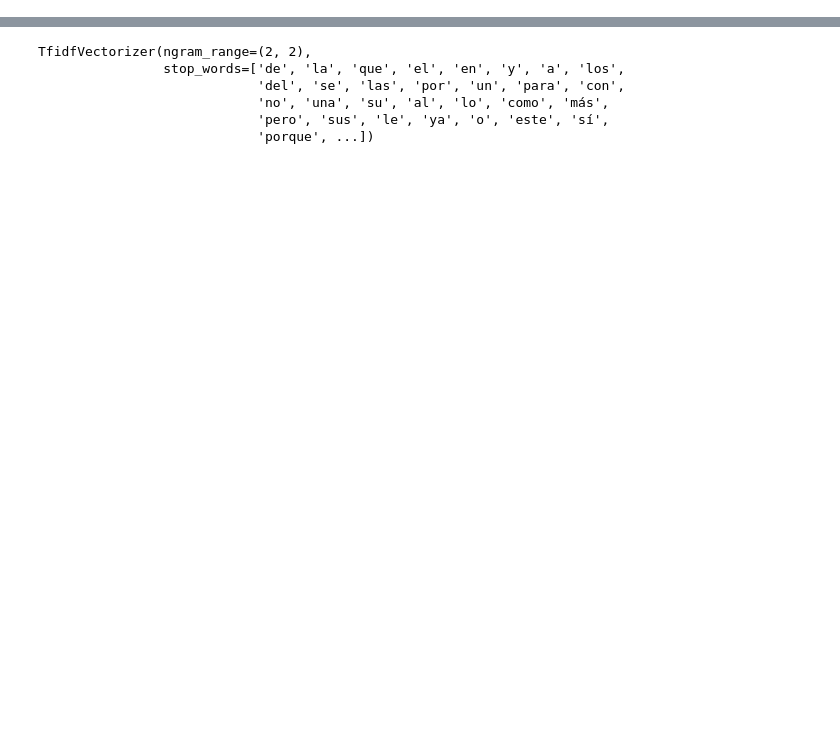
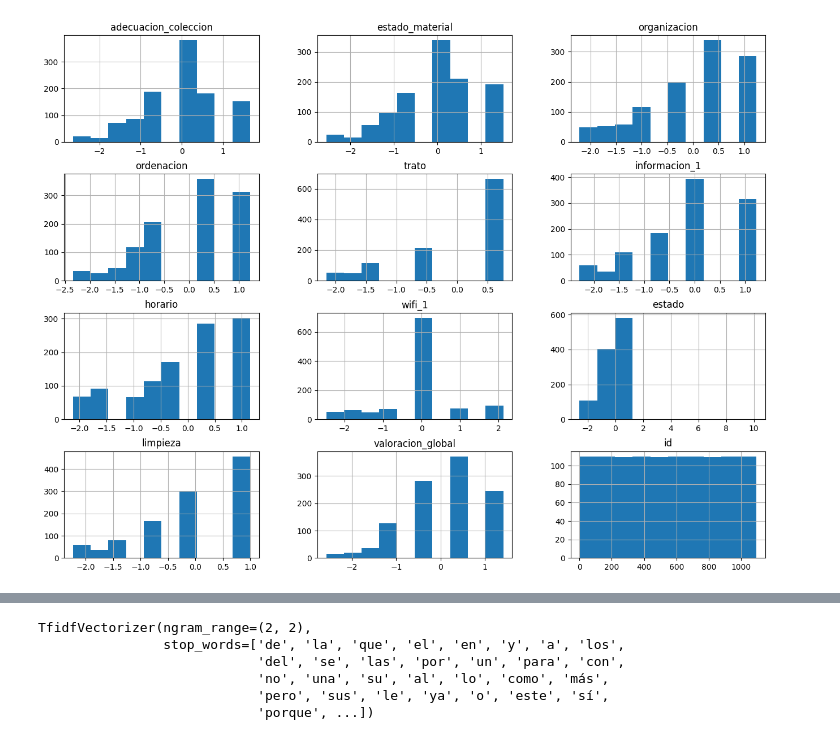
Before and after one commit to isaacGGomez/Ing_Caract, a Jupyter notebook: Practica_2.ipynb, the cells around one changed output, grey strips where cells are left out. Drawn from its saved outputs; the diff is of its cells as text; code cells hidden in the pictures; blank space fills up the shorter version.

```diff
--- a/Practica_2.ipynb
+++ b/Practica_2.ipynb
@@ -2,6 +2,10 @@
 import pandas as pd
 from janitor import clean_names
 import numpy as np
-import matplotlib.pyplot as plt
+from sklearn.impute import SimpleImputer
 from nltk.corpus import stopwords
 from sklearn.feature_extraction.text import TfidfVectorizer
+from sklearn.preprocessing import PowerTransformer
+from sklearn.model_selection import cross_val_score
+from sklearn.tree import DecisionTreeRegressor
+pt = PowerTransformer(standardize=True)
@@ -30,0 +34,5 @@ dfnum = df.drop(['<5_causa'],axis = 1).astype('float')
+# %%
+dfnum = df.drop(['<5_causa'],axis = 1).astype('float')
+dfnum[dfnum.columns] = SimpleImputer(strategy='median').fit_transform(dfnum[dfnum.columns])
+dfnum[dfnum.columns.difference(['id'])] = pd.DataFrame(pt.fit_transform(dfnum[dfnum.columns.difference(['id'])]),columns=dfnum.columns.difference(['id']))
+dfnum
@@ -31,3 +53,7 @@ dfnum = df.drop(['<5_causa'],axis = 1).astype('float')
+# %%
+plots = dfnum.hist(figsize = (16,12))
+# %% [output]
+[figure, added]
 # %%
 dfCat = df[['<5_causa']].astype('string')
 dfCat['id'] = df['id']
```
Also changed, not shown: parts of 19 cells of this notebook.
